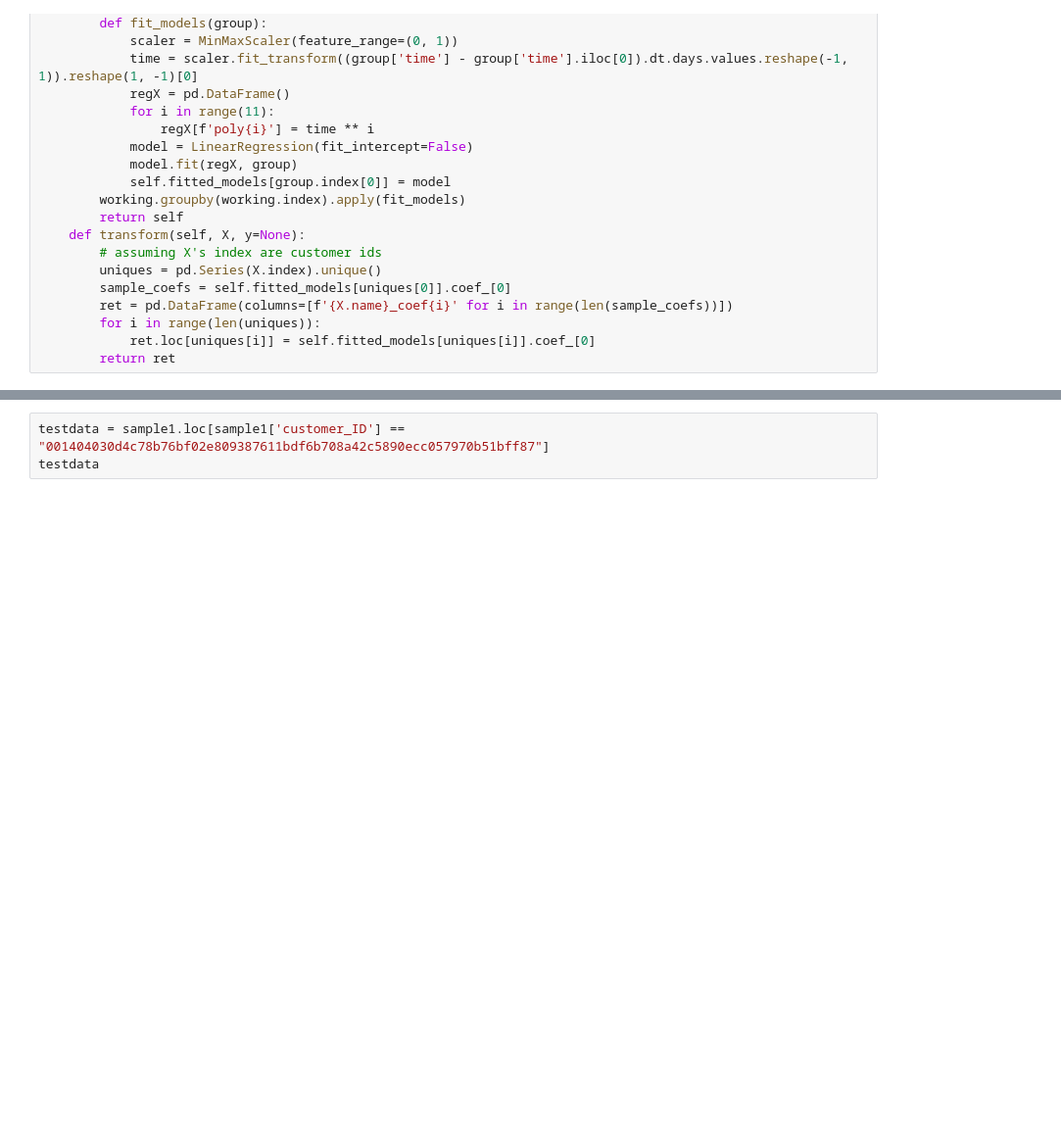
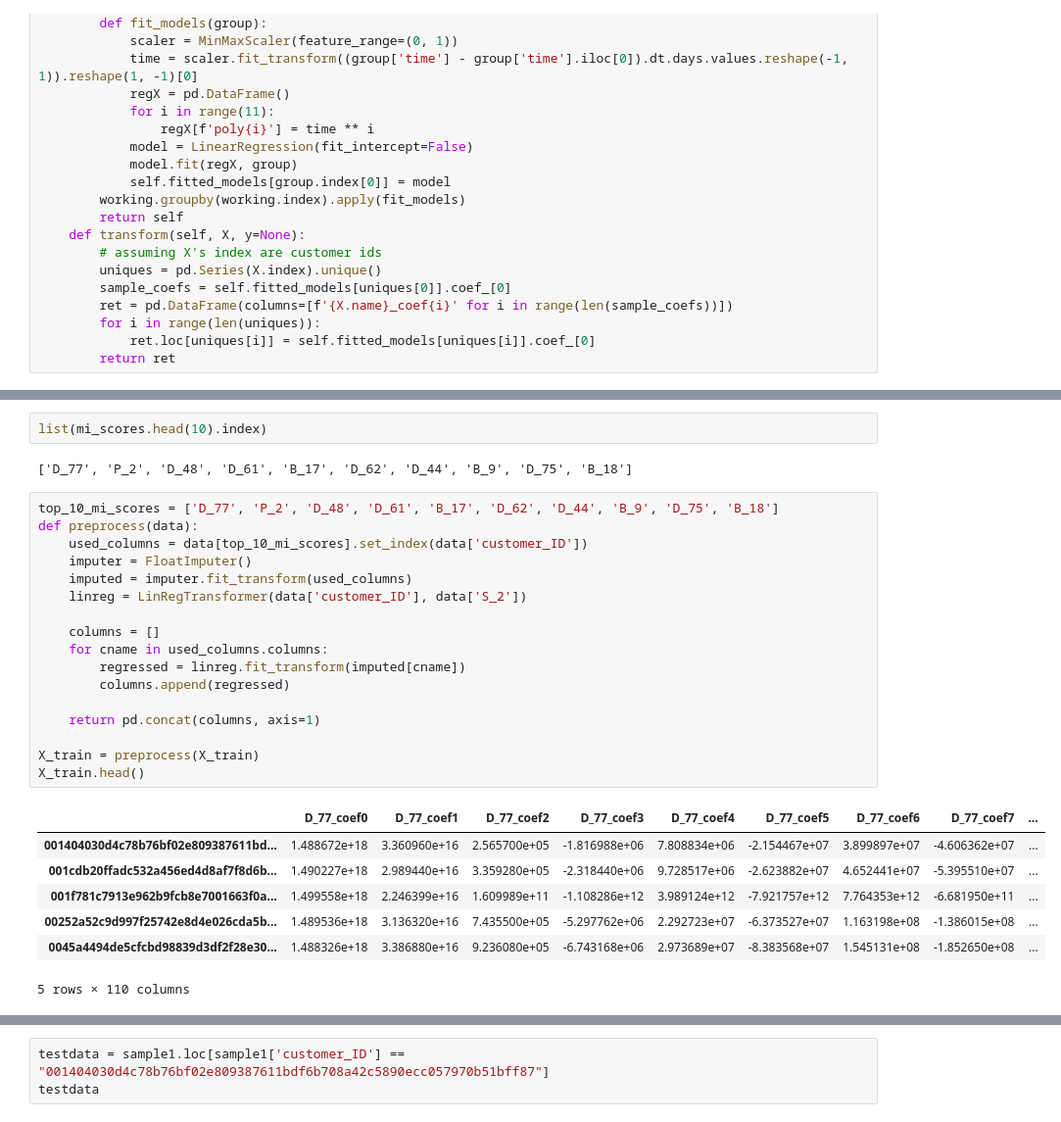
Before and after one commit to echefcy/kaggle, a Jupyter notebook: amex_defaults/ Solution.ipynb, the cells around one changed output, grey strips where cells are left out. Shown at 98% size. Saved outputs shown, nothing was run; the diff lists cells and outputs as text; blank space fills up the shorter version.

Commit message:
linreg+xgb v1 (0.7)

```diff
--- a/amex_defaults/ Solution.ipynb
+++ b/amex_defaults/ Solution.ipynb
@@ -691,0 +704,29 @@ regressed.head()
+# %%
+list(mi_scores.head(10).index)
+# %% [output]
+['D_77', 'P_2', 'D_48', 'D_61', 'B_17', 'D_62', 'D_44', 'B_9', 'D_75', 'B_18']
+# %%
+top_10_mi_scores = ['D_77', 'P_2', 'D_48', 'D_61', 'B_17', 'D_62', 'D_44', 'B_9', 'D_75', 'B_18']
+def preprocess(data):
+    used_columns = data[top_10_mi_scores].set_index(data['customer_ID'])
+    imputer = FloatImputer()
+    imputed = imputer.fit_transform(used_columns)
+    linreg = LinRegTransformer(data['customer_ID'], data['S_2'])
+
+    columns = []
+    for cname in used_columns.columns:
+        regressed = linreg.fit_transform(imputed[cname])
+        columns.append(regressed)
+
+    return pd.concat(columns, axis=1)
+
+X_train = preprocess(X_train)
+X_train.head()
+# %% [output]
+|  | D_77_coef0 | D_77_coef1 | D_77_coef2 | D_77_coef3 | D_77_coef4 | D_77_coef5 | D_77_coef6 | D_77_coef7 | ... |
+| 001404030d4c78b76bf02e809387611bd... | 1.488672e+18 | 3.360960e+16 | 2.565700e+05 | -1.816988e+06 | 7.808834e+06 | -2.154467e+07 | 3.899897e+07 | -4.606362e+07 | ... |
+| 001cdb20ffadc532a456ed4d8af7f8d6b... | 1.490227e+18 | 2.989440e+16 | 3.359280e+05 | -2.318440e+06 | 9.728517e+06 | -2.623882e+07 | 4.652441e+07 | -5.395510e+07 | ... |
+| 001f781c7913e962b9fcb8e7001663f0a... | 1.499558e+18 | 2.246399e+16 | 1.609989e+11 | -1.108286e+12 | 3.989124e+12 | -7.921757e+12 | 7.764353e+12 | -6.681950e+11 | ... |
+| 00252a52c9d997f25742e8d4e026cda5b... | 1.489536e+18 | 3.136320e+16 | 7.435500e+05 | -5.297762e+06 | 2.292723e+07 | -6.373527e+07 | 1.163198e+08 | -1.386015e+08 | ... |
+| 0045a4494de5cfcbd98839d3df2f28e30... | 1.488326e+18 | 3.386880e+16 | 9.236080e+05 | -6.743168e+06 | 2.973689e+07 | -8.383568e+07 | 1.545131e+08 | -1.852650e+08 | ... |
+5 rows × 110 columns
```
Also changed, not shown: parts of 9 cells of this notebook.
